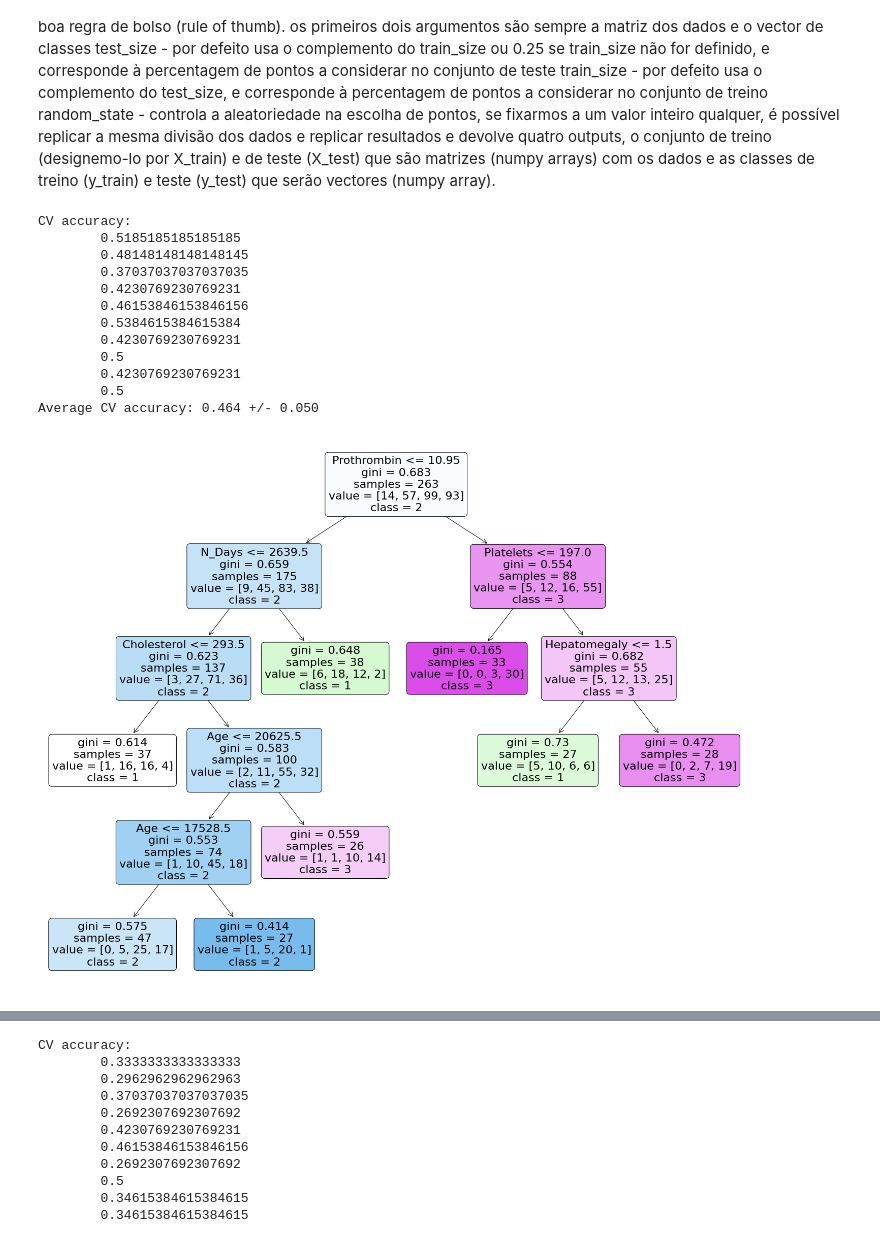
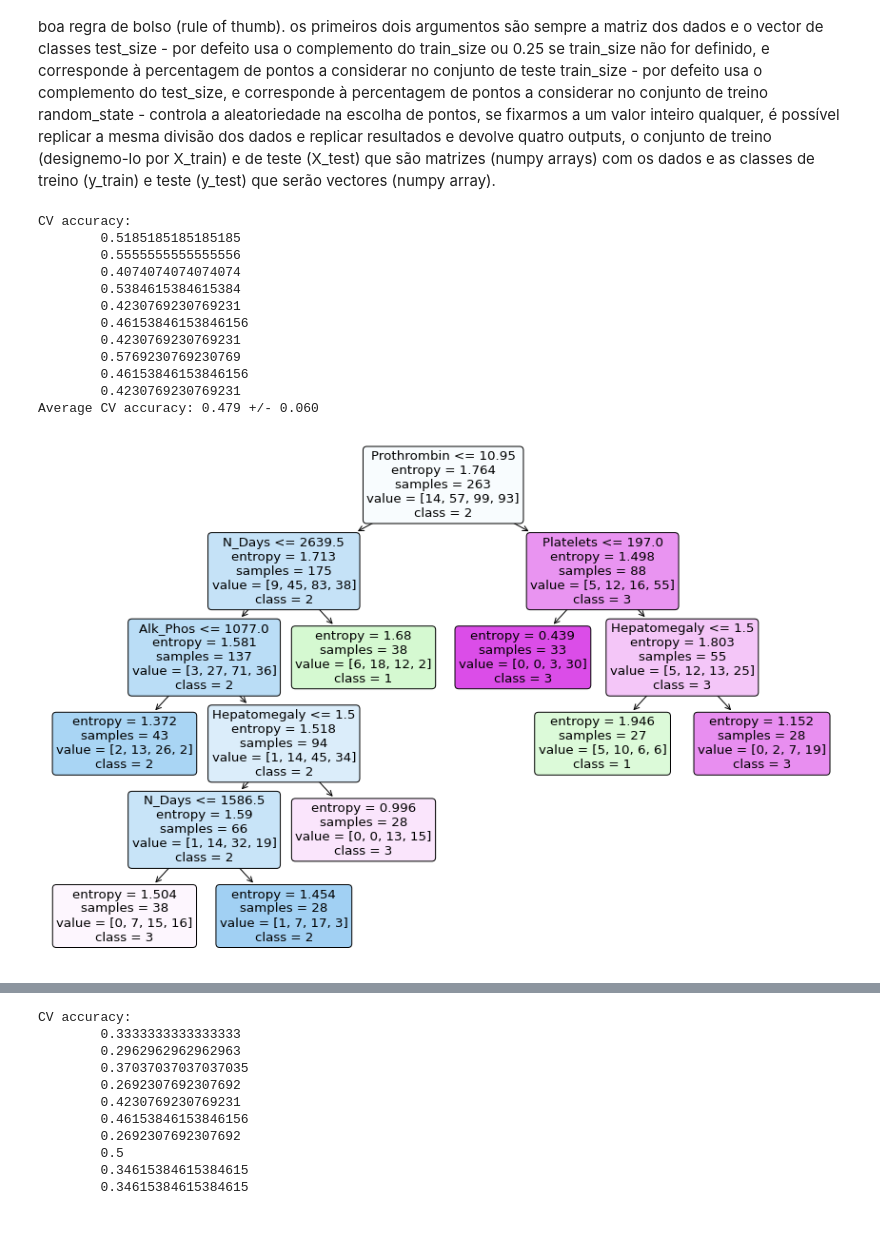
Before and after one commit to luckspt/si-projeto, a Jupyter notebook: P3/SI-proj3-51.ipynb, the cells around one changed output, grey strips where cells are left out. Saved outputs shown, nothing was run; the diff lists cells and outputs as text; code cells hidden in the pictures.

```diff
--- a/P3/SI-proj3-51.ipynb
+++ b/P3/SI-proj3-51.ipynb
@@ -166,11 +166,12 @@ e devolve quatro outputs, o conjunto de treino (designemo-lo por X_train) e de t
 # %%
 # Árvore de Decisão
 from sklearn.tree import DecisionTreeClassifier
-from sklearn.metrics import classification_report
 from sklearn.model_selection import cross_val_score
 
 
-dt = DecisionTreeClassifier(max_depth=9, min_samples_split=12, min_samples_leaf=25, random_state=2)
+dt = DecisionTreeClassifier(criterion='entropy', max_depth=13,
+                            min_samples_leaf=20, min_samples_split=44,
+                            random_state=2)
 dt.fit(X_train, y_train)
 
 dt_preds = dt.predict(X_test)
@@ -179,35 +180,35 @@ scores = cross_val_score(dt,
                          X=X_train,
                          y=y_train,
                          cv=10
-                        )
+                         )
 print('CV accuracy:', *scores, sep='\n\t')
-print('Average CV accuracy: %.3f +/- %.3f' %(np.mean(scores), np.std(scores)))
+print('Average CV accuracy: %.3f +/- %.3f' % (np.mean(scores), np.std(scores)))
 # %% [output]
 CV accuracy:
         0.5185185185185185
-        0.48148148148148145
-        0.37037037037037035
+        0.5555555555555556
+        0.4074074074074074
+        0.5384615384615384
         0.4230769230769231
         0.46153846153846156
-        0.5384615384615384
         0.4230769230769231
-        0.5
+        0.5769230769230769
+        0.46153846153846156
         0.4230769230769231
-        0.5
-Average CV accuracy: 0.464 +/- 0.050
+Average CV accuracy: 0.479 +/- 0.060
 # %%
 # Visualização da Árvore de Decisão
 from sklearn.tree import plot_tree
 import matplotlib.pyplot as plt
 
-plt.figure(figsize=[25,20]) # width, height in inches
+plt.figure(figsize=[15, 10])  # width, height in inches
 plot_tree(dt,
           feature_names=col_names_dum,
           class_names=[str(x) for x in range(5)],
           filled=True, rounded=True)
 plt.show()
 # %% [output]
-[figure, old version]
+[figure, new version]
 # %%
 # k-NN
 # TODO falar sobre a maldição da dimensionalidade
```
Also changed, not shown: parts of 6 cells of this notebook, 1 other file.
